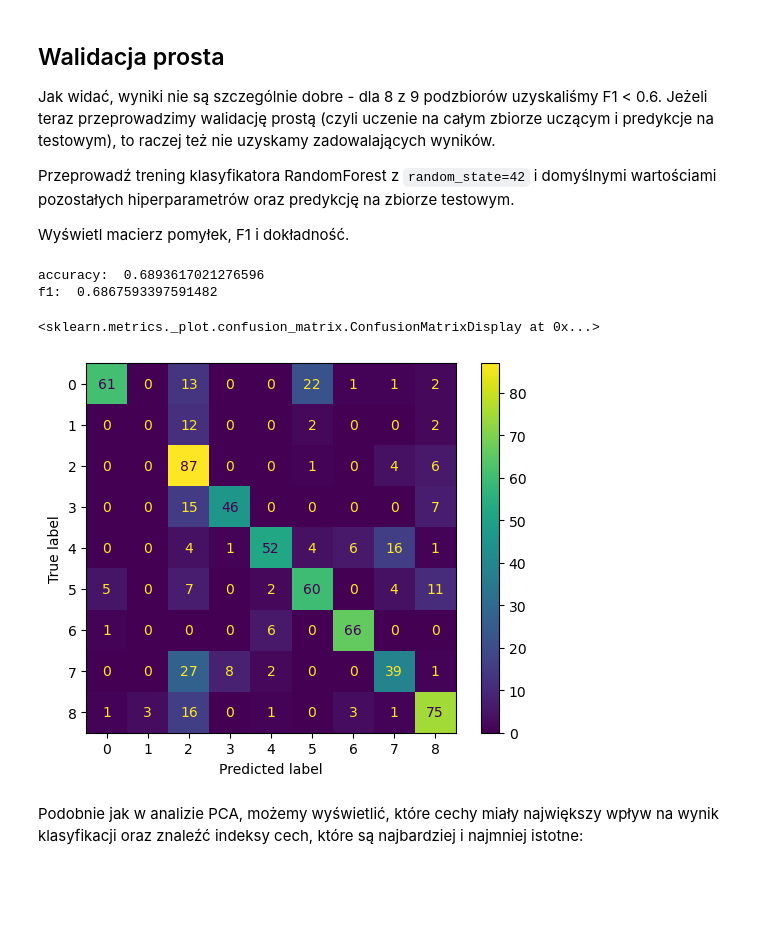
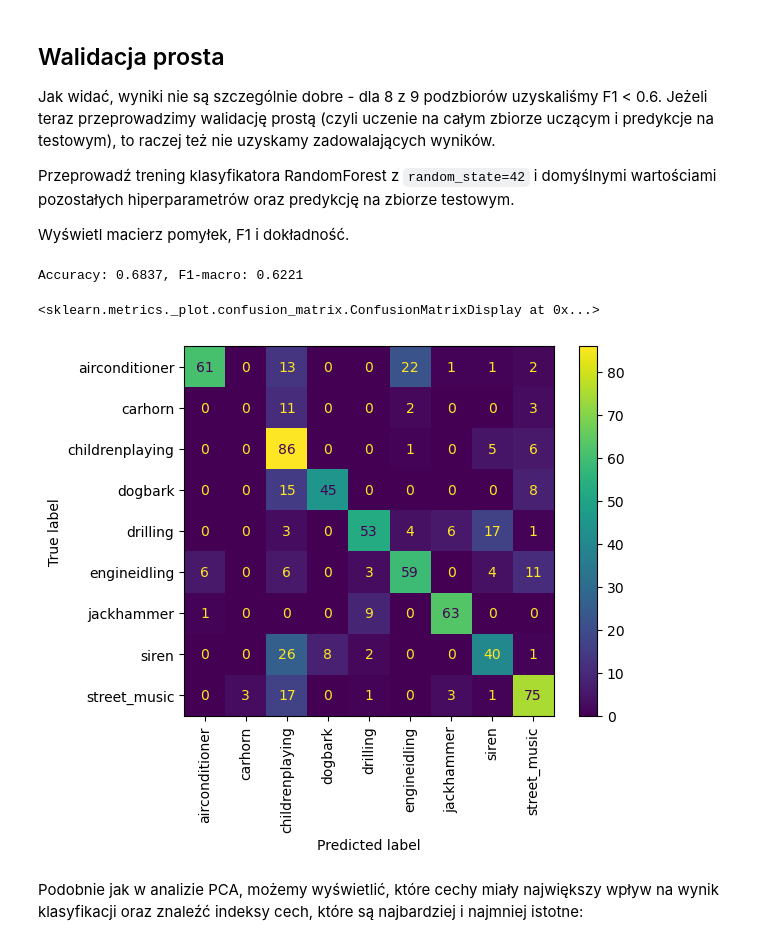
Before and after one commit to matgaj/pum2025, a Jupyter notebook: lab7/Lab7_zad1_RandomForest_ExtraTrees.ipynb, the cells around one changed output. Cells and saved outputs as stored; diff of their text form; code cells hidden in the pictures; blank space fills up the shorter version.

```diff
--- a/lab7/Lab7_zad1_RandomForest_ExtraTrees.ipynb
+++ b/lab7/Lab7_zad1_RandomForest_ExtraTrees.ipynb
@@ -194,12 +184,17 @@ y_pred = model.predict(X_test)
-# %%
-print('accuracy: ', accuracy_score(y_test, y_pred))
-print('f1: ', f1_score(y_test, y_pred, average='weighted'))
-ConfusionMatrixDisplay(confusion_matrix(y_test, y_pred)).plot()
-# %% [output]
-accuracy:  0.6893617021276596
-f1:  0.6867593397591482
-<sklearn.metrics._plot.confusion_matrix.ConfusionMatrixDisplay at 0x...>
-[figure, removed]
+# %%
+model = RandomForestClassifier(random_state=42)
+model.fit(X_train, y_train)
+y_pred = model.predict(X_test)
+accuracy = accuracy_score(y_test, y_pred)
+f1 = f1_score(y_test, y_pred, average='macro')
+print(f'Accuracy: {accuracy:.4f}, F1-macro: {f1:.4f}')
+
+from sklearn.metrics import ConfusionMatrixDisplay
+ConfusionMatrixDisplay.from_predictions(y_test, y_pred, display_labels=[classes[i] for i in sorted(classes.keys()) if i!=6], xticks_rotation="vertical")
+# %% [output]
+Accuracy: 0.6837, F1-macro: 0.6221
+<sklearn.metrics._plot.confusion_matrix.ConfusionMatrixDisplay at 0x...>
+[figure, added]
 # %% [markdown]
 Podobnie jak w analizie PCA, możemy wyświetlić, które cechy miały największy wpływ na wynik klasyfikacji oraz znaleźć indeksy cech, które są najbardziej i najmniej istotne:
 # %%
```
Also changed, not shown: parts of 39 cells of this notebook.
